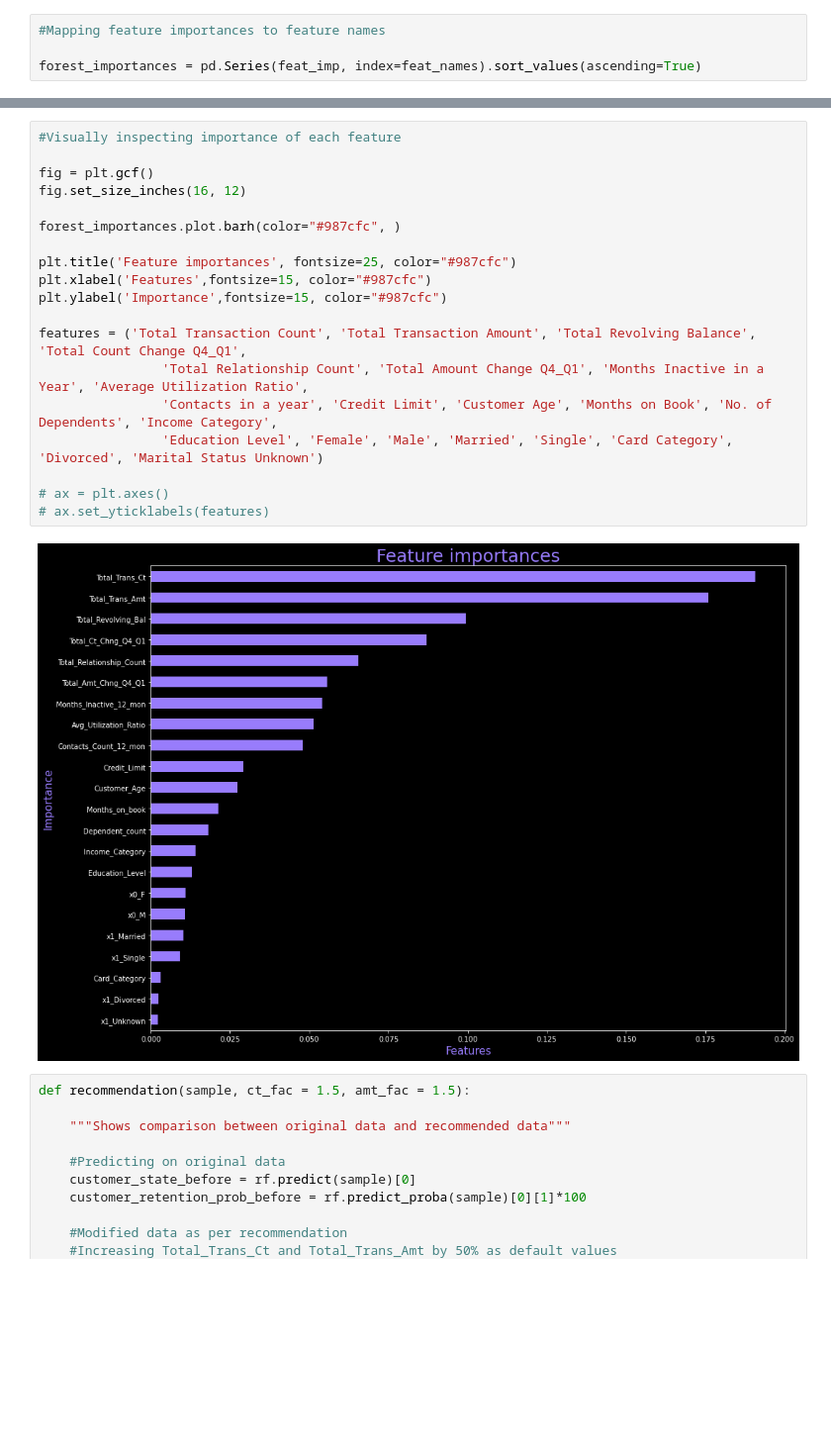
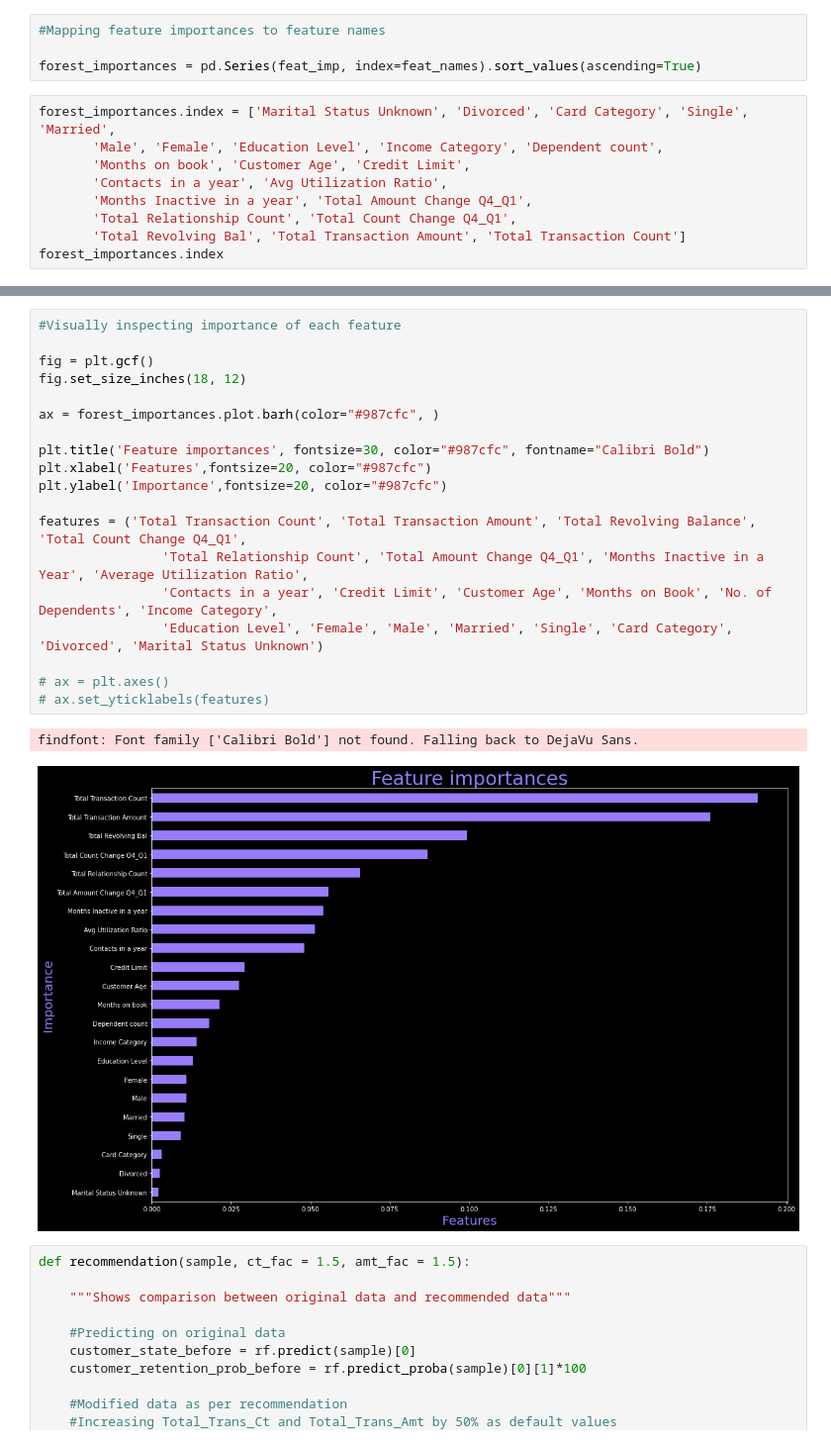
Before and after one commit to mohit-challa/GiveMeSomeCredit, a Jupyter notebook: notebooks/Mohit/GiveMeSomeCredit_History.ipynb, the cells around one changed output, grey strips where cells are left out. Shown at 99% size. Cells and saved outputs as stored; diff of their text form; blank space fills up the shorter version.

Commit message:
Matplotlib images for presentation

```diff
--- a/notebooks/Mohit/GiveMeSomeCredit_History.ipynb
+++ b/notebooks/Mohit/GiveMeSomeCredit_History.ipynb
@@ -443,3 +443,12 @@ feat_names = get_column_names_from_ColumnTransformer(rf["preprocess"])
 #Mapping feature importances to feature names
 
 forest_importances = pd.Series(feat_imp, index=feat_names).sort_values(ascending=True)
+# %%
+forest_importances.index = ['Marital Status Unknown', 'Divorced', 'Card Category', 'Single', 'Married',
+       'Male', 'Female', 'Education Level', 'Income Category', 'Dependent count',
+       'Months on book', 'Customer Age', 'Credit Limit',
+       'Contacts in a year', 'Avg Utilization Ratio',
+       'Months Inactive in a year', 'Total Amount Change Q4_Q1',
+       'Total Relationship Count', 'Total Count Change Q4_Q1',
+       'Total Revolving Bal', 'Total Transaction Amount', 'Total Transaction Count']
+forest_importances.index
@@ -446,24 +474,25 @@ forest_importances = pd.Series(feat_imp, index=feat_names).sort_values(ascending
 # %%
 #Visually inspecting importance of each feature
 
 fig = plt.gcf()
-fig.set_size_inches(16, 12)
+fig.set_size_inches(18, 12)
 
-forest_importances.plot.barh(color="#987cfc", )
+ax = forest_importances.plot.barh(color="#987cfc", )
 
-plt.title('Feature importances', fontsize=25, color="#987cfc")
-plt.xlabel('Features',fontsize=15, color="#987cfc")
-plt.ylabel('Importance',fontsize=15, color="#987cfc")
+plt.title('Feature importances', fontsize=30, color="#987cfc", fontname="Calibri Bold")
+plt.xlabel('Features',fontsize=20, color="#987cfc")
+plt.ylabel('Importance',fontsize=20, color="#987cfc")
 
 features = ('Total Transaction Count', 'Total Transaction Amount', 'Total Revolving Balance', 'Total Count Change Q4_Q1',
                 'Total Relationship Count', 'Total Amount Change Q4_Q1', 'Months Inactive in a Year', 'Average Utilization Ratio',
                 'Contacts in a year', 'Credit Limit', 'Customer Age', 'Months on Book', 'No. of Dependents', 'Income Category',
                 'Education Level', 'Female', 'Male', 'Married', 'Single', 'Card Category', 'Divorced', 'Marital Status Unknown')
 
 # ax = plt.axes()
 # ax.set_yticklabels(features)
 # %% [output]
+findfont: Font family ['Calibri Bold'] not found. Falling back to DejaVu Sans.
-[figure, old version]
+[figure, new version]
 # %%
 def recommendation(sample, ct_fac = 1.5, amt_fac = 1.5):
 
```
Also changed, not shown: parts of 3 cells of this notebook, 1 other file.
